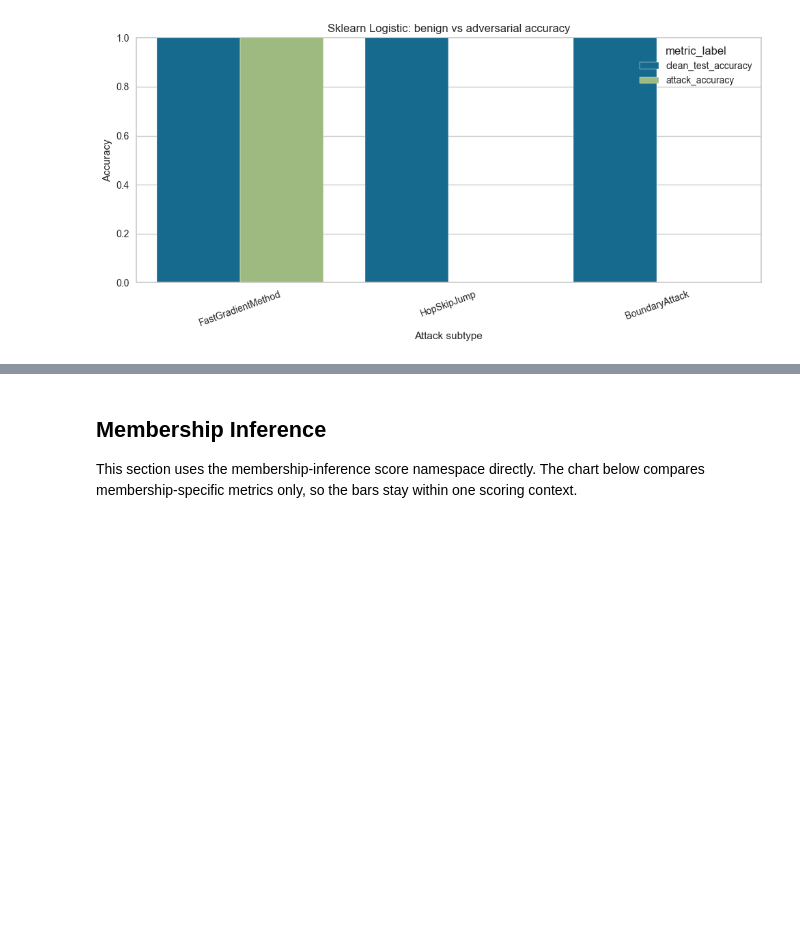
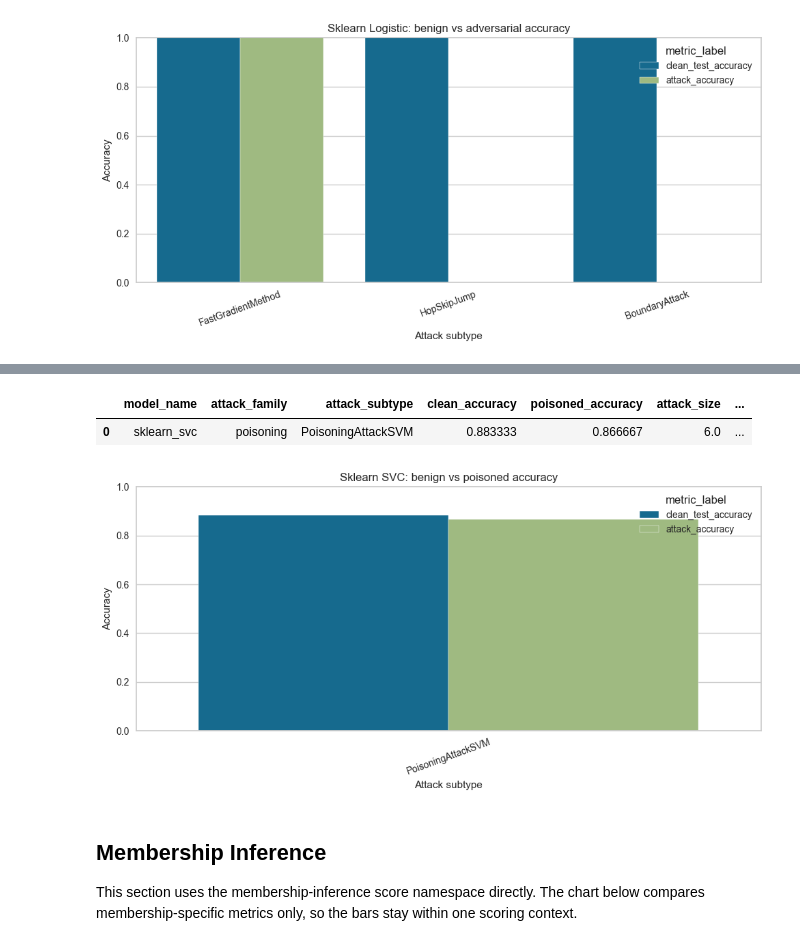
Before and after one commit to simplymathematics/deckard, a Jupyter notebook: notebooks/art_attacks.ipynb, the cells around one changed output, grey strips where cells are left out. Saved outputs shown, nothing was run; the diff lists cells and outputs as text; code cells hidden in the pictures; blank space fills up the shorter version.

```diff
--- a/notebooks/art_attacks.ipynb
+++ b/notebooks/art_attacks.ipynb
@@ -153,10 +159,10 @@ def timing_payload(scores):
     return {key: as_numeric(scores.get(key)) for key in keys}
 
 
-def plot_grouped_accuracy(df, title):
+def plot_grouped_accuracy(df, title, clean_column="clean_test_accuracy", attack_column="attack_accuracy"):
     plot_df = df.melt(
         id_vars=["model_name", "attack_subtype"],
-        value_vars=["clean_test_accuracy", "attack_accuracy"],
+        value_vars=[clean_column, attack_column],
         var_name="metric_label",
         value_name="metric_value",
     )
@@ -263,6 +269,22 @@ def build_torch_tensor_data(seed=SEED):
     )
     data()
     return data
+
+
+def build_torch_image_data(seed=SEED, n_samples=20, height=32, width=32):
+    torch.manual_seed(seed)
+    images = torch.rand(n_samples, 3, height, width)
+    labels = (images.mean(dim=(1, 2, 3)) > 0.5).long()
+    data = PytorchDataConfig(
+        dataset_name="torch.utils.data.TensorDataset",
+        train_size=14,
+        test_size=6,
+        classifier=True,
+        random_state=seed,
+        data_params={"_args_": [images, labels]},
+    )
+    data()
+    return data
 # %% [markdown]
 ## Evasion: sklearn logistic regression
 
@@ -349,3 +375,62 @@ sklearn_evasion_df.to_csv(ARTIFACT_DIR / "sklearn_evasion_results.csv", index=Fa
+# %%
+sklearn_poison_data = DataConfig(
+    dataset_name="make_classification",
+    data_params={
+        "n_samples": 180,
+        "n_features": 8,
+        "n_informative": 6,
+        "n_redundant": 0,
+        "n_clusters_per_class": 1,
+        "n_classes": 2,
+        "class_sep": 1.2,
+        "random_state": SEED + 10,
+    },
+    train_size=120,
+    test_size=60,
+    random_state=SEED + 10,
+    stratify=True,
+    classifier=True,
+)
+sklearn_poison_data()
+
+sklearn_poison_model = ModelConfig(
+    model_type="sklearn.svm.SVC",
+    classifier=True,
+    model_params={"kernel": "linear", "probability": True, "C": 1.0},
+)
+sklearn_poison_model(sklearn_poison_data)
+
+sklearn_poison_attack = AttackConfig(
+    attack_type="art.attacks.poisoning.PoisoningAttackSVM",
+    attack_params={"step": 0.05, "eps": 0.2, "max_iter": 2, "verbose": False},
+    attack_size=6,
+)
+sklearn_poison_scores = sklearn_poison_attack(data=sklearn_poison_data, model=sklearn_poison_model)
+
+sklearn_poison_df = pd.DataFrame(
+    [
+        {
+            "model_name": "sklearn_svc",
+            "attack_family": "poisoning",
+            "attack_subtype": "PoisoningAttackSVM",
+            "clean_accuracy": float(sklearn_poison_scores["benign_accuracy"]),
+            "poisoned_accuracy": float(sklearn_poison_scores["poisoned_accuracy"]),
+            **timing_payload(sklearn_poison_scores),
+        }
+    ]
+)
+
+display(sklearn_poison_df)
+plot_grouped_accuracy(
+    sklearn_poison_df.rename(columns={"clean_accuracy": "clean_test_accuracy", "poisoned_accuracy": "attack_accuracy"}),
+    "Sklearn SVC: benign vs poisoned accuracy",
+)
+
+sklearn_poison_df.to_csv(ARTIFACT_DIR / "sklearn_poisoning_results.csv", index=False)
+# %% [output]
+|  | model_name | attack_family | attack_subtype | clean_accuracy | poisoned_accuracy | attack_size | ... |
+| 0 | sklearn_svc | poisoning | PoisoningAttackSVM | 0.883333 | 0.866667 | 6.0 | ... |
+[figure, added]
 # %% [markdown]
 ## Membership Inference
 
```
Also changed, not shown: parts of 6 cells of this notebook.
